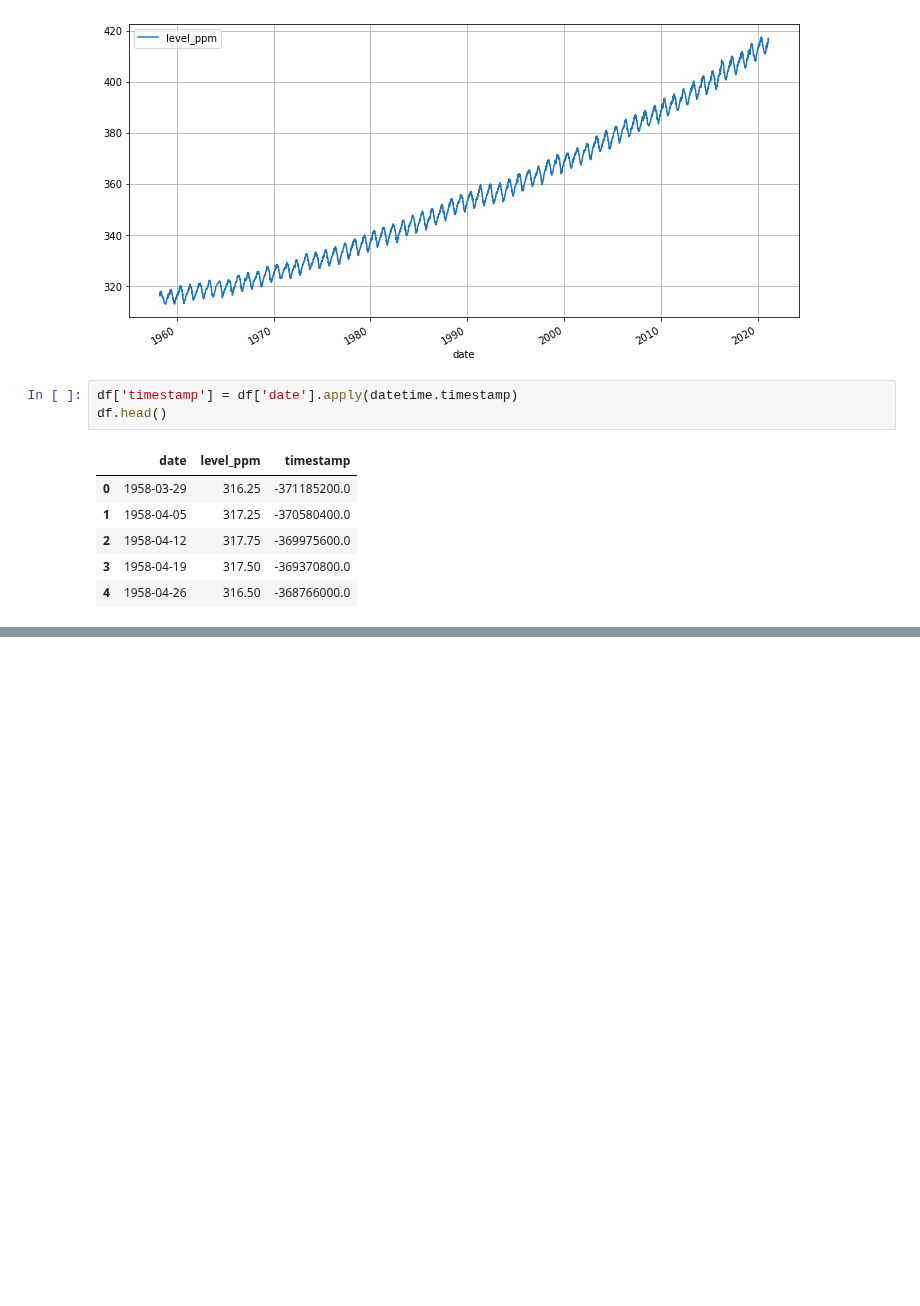
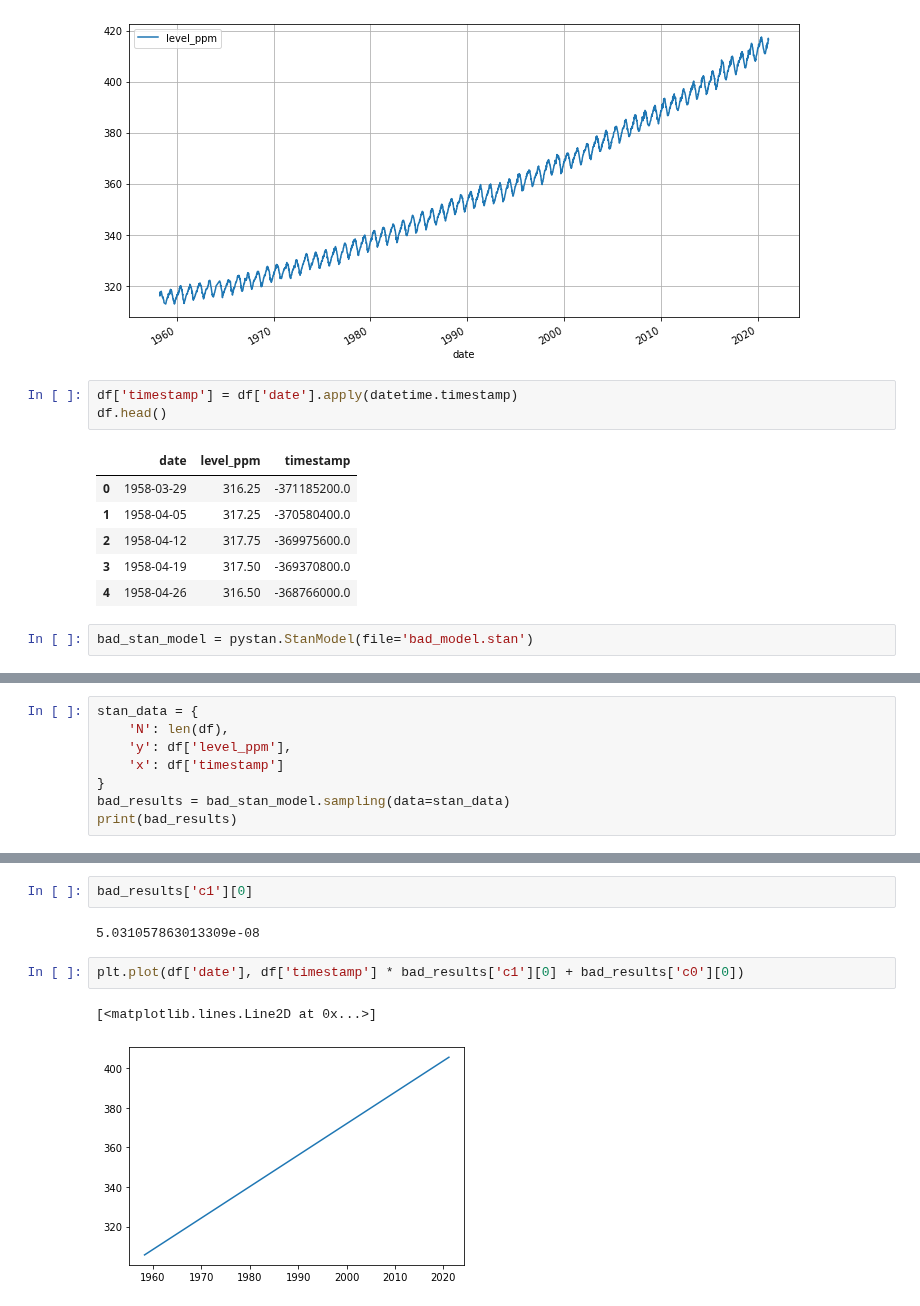
Before and after one commit to Inventrohyder/cs146, a Jupyter notebook: Assignments/final-project/notebook.ipynb, the cells around one changed output, grey strips where cells are left out. Saved outputs shown, nothing was run; the diff lists cells and outputs as text; blank space fills up the shorter version.

Commit message:
✨ feat: model linear relationship

```diff
--- a/Assignments/final-project/notebook.ipynb
+++ b/Assignments/final-project/notebook.ipynb
@@ -45,3 +47,5 @@ df.head()
 | 2 | 1958-04-12 | 317.75 | -369975600.0 |
 | 3 | 1958-04-19 | 317.50 | -369370800.0 |
 | 4 | 1958-04-26 | 316.50 | -368766000.0 |
+# %%
+bad_stan_model = pystan.StanModel(file='bad_model.stan')
@@ -47,0 +54,8 @@ df.head()
+# %%
+stan_data = {
+    'N': len(df),
+    'y': df['level_ppm'],
+    'x': df['timestamp']
+}
+bad_results = bad_stan_model.sampling(data=stan_data)
+print(bad_results)
@@ -47,0 +77,9 @@ df.head()
+# %%
+bad_results['c1'][0]
+# %% [output]
+5.031057863013309e-08
+# %%
+plt.plot(df['date'], df['timestamp'] * bad_results['c1'][0] + bad_results['c0'][0])
+# %% [output]
+[<matplotlib.lines.Line2D at 0x...>]
+[figure, added]
```
Also changed, not shown: parts of 4 cells of this notebook, 1 other file.
